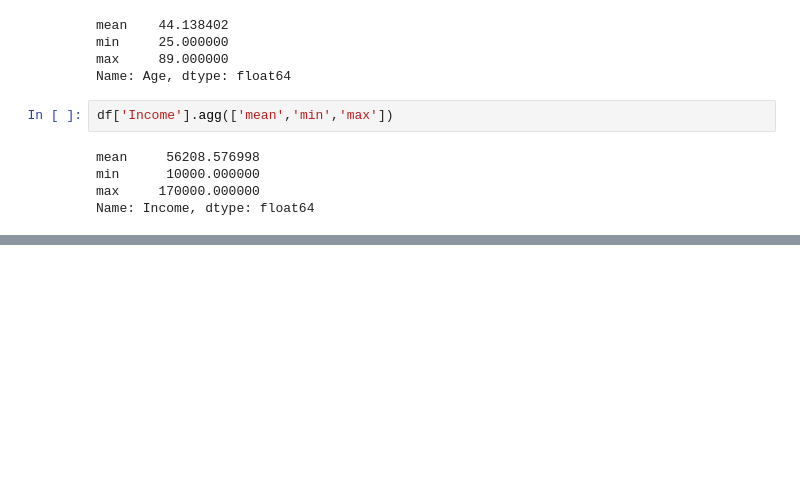
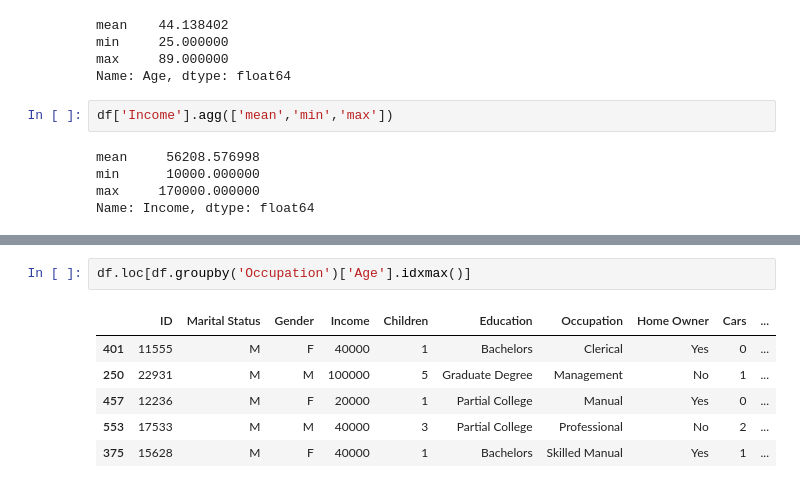
Before and after one commit to sledhead/CoLab_test, a Jupyter notebook: pandas_test.ipynb, the cells around one changed output, grey strips where cells are left out. Saved outputs shown, nothing was run; the diff lists cells and outputs as text; blank space fills up the shorter version.

```diff
--- a/pandas_test.ipynb
+++ b/pandas_test.ipynb
@@ -137,0 +201,9 @@ Name: Income, dtype: float64
+# %%
+df.loc[df.groupby('Occupation')['Age'].idxmax()]
+# %% [output]
+|  | ID | Marital Status | Gender | Income | Children | Education | Occupation | Home Owner | Cars | ... |
+| 401 | 11555 | M | F | 40000 | 1 | Bachelors | Clerical | Yes | 0 | ... |
+| 250 | 22931 | M | M | 100000 | 5 | Graduate Degree | Management | No | 1 | ... |
+| 457 | 12236 | M | F | 20000 | 1 | Partial College | Manual | Yes | 0 | ... |
+| 553 | 17533 | M | M | 40000 | 3 | Partial College | Professional | No | 2 | ... |
+| 375 | 15628 | M | F | 40000 | 1 | Bachelors | Skilled Manual | Yes | 1 | ... |
```
Also changed, not shown: parts of 6 cells of this notebook.
